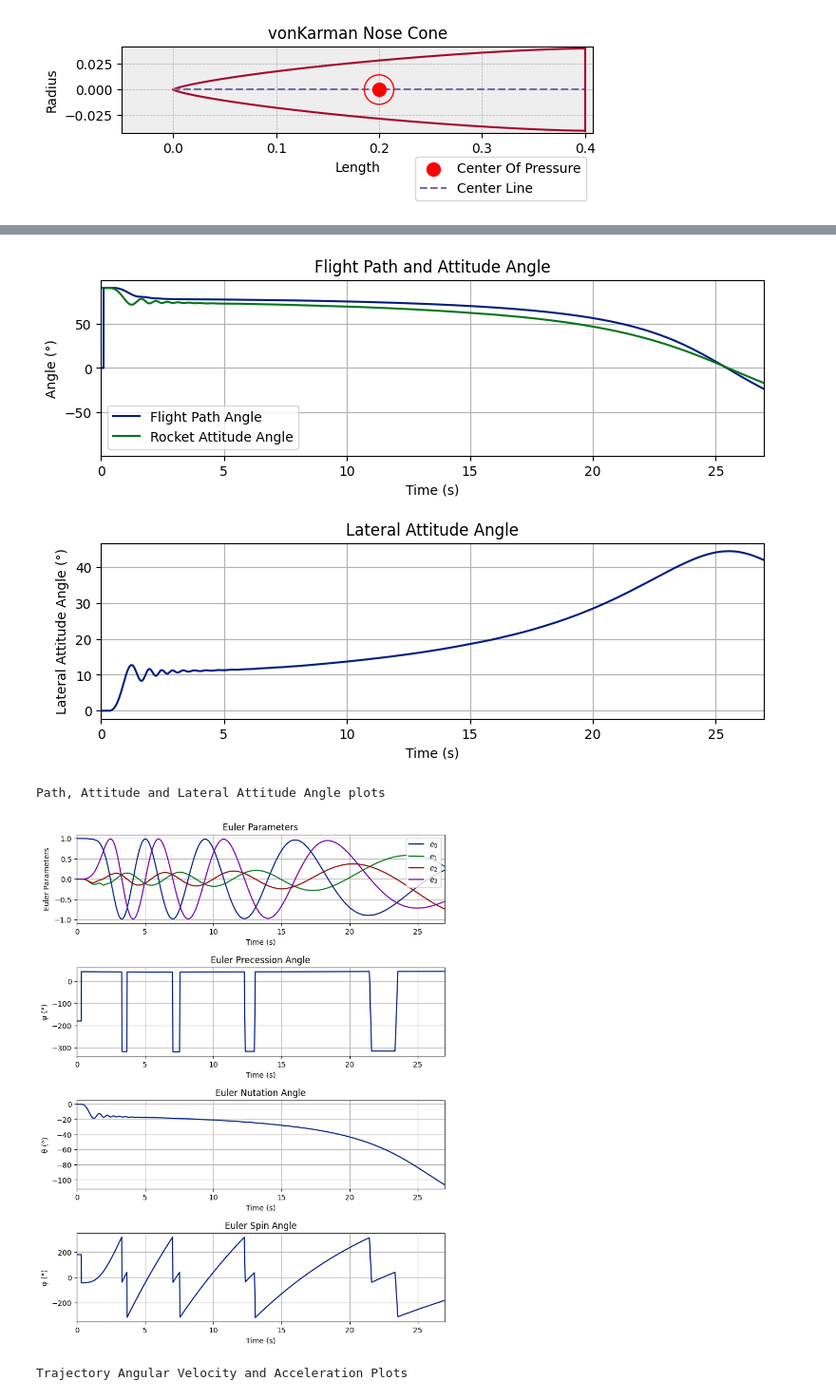
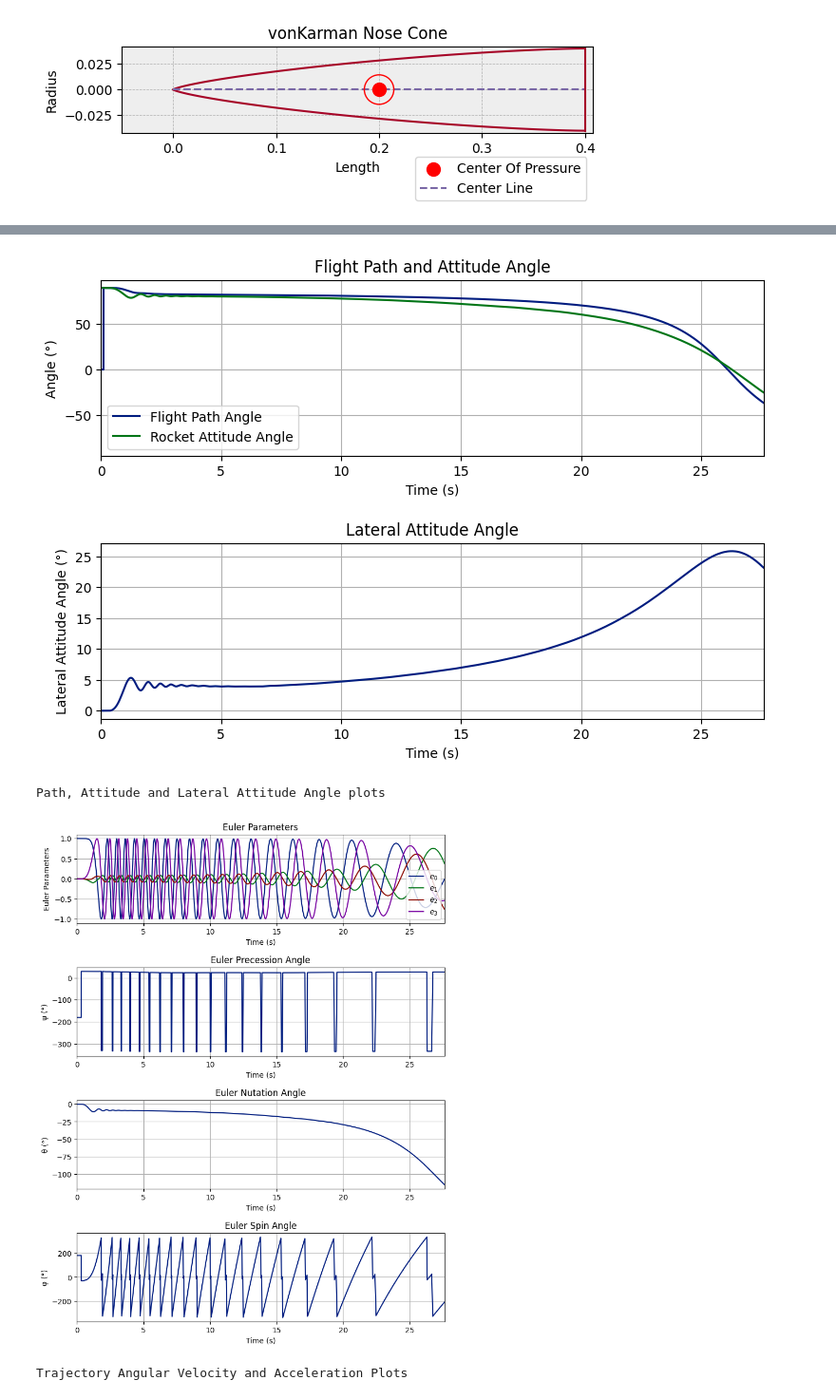
Before and after one commit to JackJohnston02/apogee-prediction, a Jupyter notebook: rocketPy/NAV_Regulus_testdata.ipynb, the cells around one changed output, grey strips where cells are left out. Shown at 95% size. Cells and saved outputs as stored; diff of their text form; code cells hidden in the pictures.

```diff
--- a/rocketPy/NAV_Regulus_testdata.ipynb
+++ b/rocketPy/NAV_Regulus_testdata.ipynb
@@ -76,7 +76,7 @@ fin_set = Regulus.add_trapezoidal_fins(
     tip_chord=0.065,
     span=0.055,
     position=-1.19,
-    cant_angle = 0.1,
+    cant_angle = 0.5,
 
     airfoil=None,
 ).draw
@@ -150,7 +152,7 @@ import numpy as np
 # Define the range of time and step size for which you want to export data
 start_time = 0
 end_time = 100  # Example: 100 seconds after launch
-time_step = 0.001  # Example: Evaluate every second
+time_step = 0.01  # Example: Evaluate every second
 
 # Define the CSV file name
 csv_file_name = 'Regulus ' + str(1/time_step) + "Hz.csv"
@@ -224,5 +226,5 @@ Trajectory Kinematic Plots
 Angular Position Plots
-[figure, old version]
+[figure, new version]
 Path, Attitude and Lateral Attitude Angle plots
-[figure, old version]
+[figure, new version]
 Trajectory Angular Velocity and Acceleration Plots
```
Also changed, not shown: parts of 4 cells of this notebook, 10 other files.
